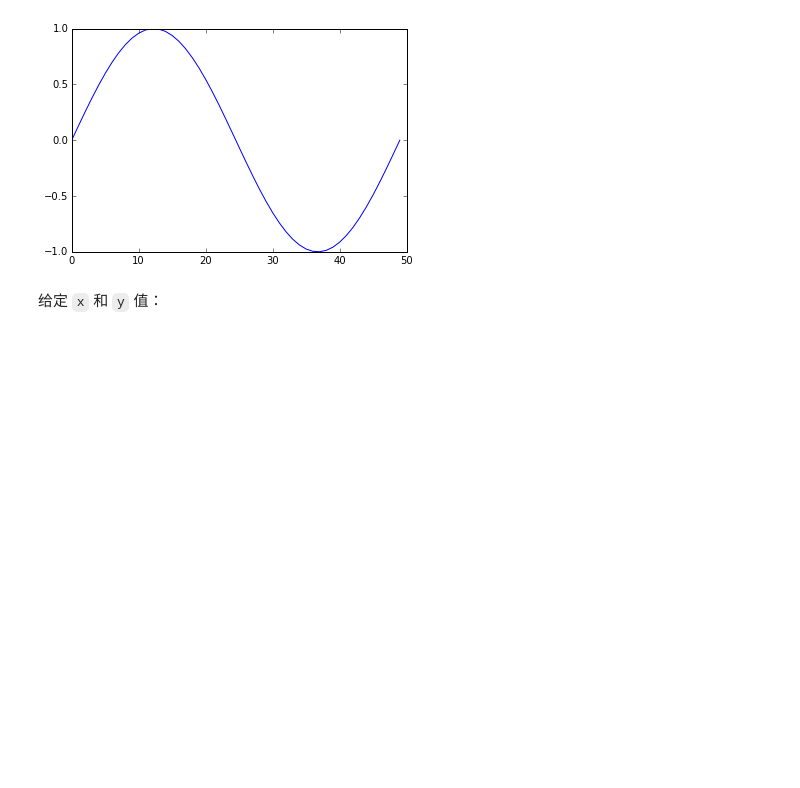
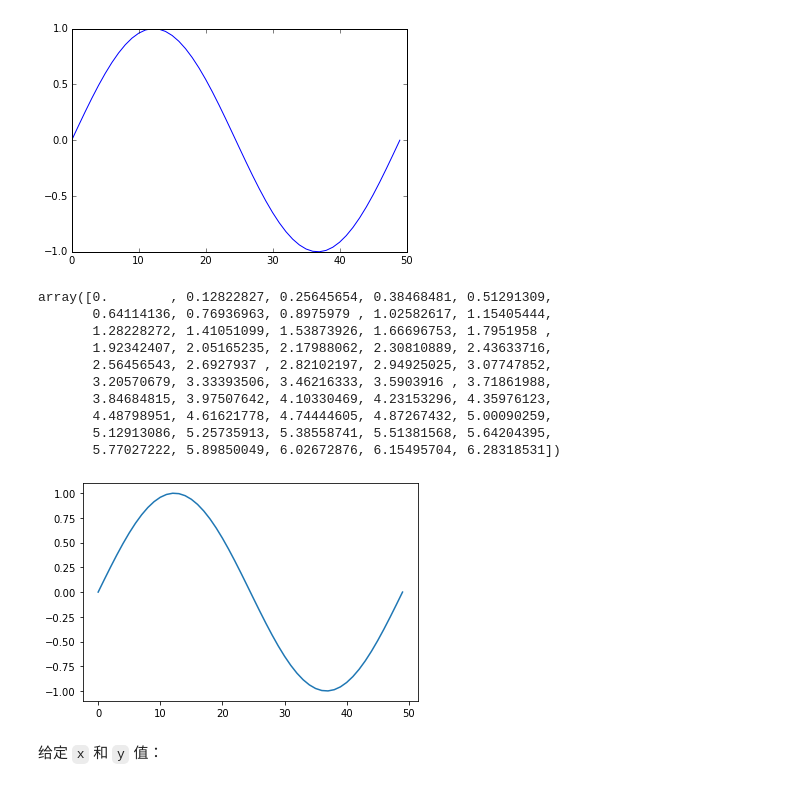
Before and after one commit to mockingtao/python_notes, a Jupyter notebook: 03-numpy/0302_Matplotlib 基础.ipynb, the cells around one changed output. Cells and saved outputs as stored; diff of their text form; code cells hidden in the pictures; blank space fills up the shorter version.

```diff
--- a/03-numpy/0302_Matplotlib 基础.ipynb
+++ b/03-numpy/0302_Matplotlib 基础.ipynb
@@ -30,6 +30,24 @@ plot(sin(x))
 # %% [output]
 [<matplotlib.lines.Line2D at 0x...>]
 [figure]
+# %%
+# matao-test
+%matplotlib inline
+x = linspace(0, 2*pi, 50)
+plot(sin(x))
+x
+# %% [output]
+array([0.        , 0.12822827, 0.25645654, 0.38468481, 0.51291309,
+       0.64114136, 0.76936963, 0.8975979 , 1.02582617, 1.15405444,
+       1.28228272, 1.41051099, 1.53873926, 1.66696753, 1.7951958 ,
+       1.92342407, 2.05165235, 2.17988062, 2.30810889, 2.43633716,
+       2.56456543, 2.6927937 , 2.82102197, 2.94925025, 3.07747852,
+       3.20570679, 3.33393506, 3.46216333, 3.5903916 , 3.71861988,
+       3.84684815, 3.97507642, 4.10330469, 4.23153296, 4.35976123,
+       4.48798951, 4.61621778, 4.74444605, 4.87267432, 5.00090259,
+       5.12913086, 5.25735913, 5.38558741, 5.51381568, 5.64204395,
+       5.77027222, 5.89850049, 6.02672876, 6.15495704, 6.28318531])
+[figure, added]
 # %% [markdown]
 给定 `x` 和 `y` 值：
 # %%
```
Also changed, not shown: 2 other files.
